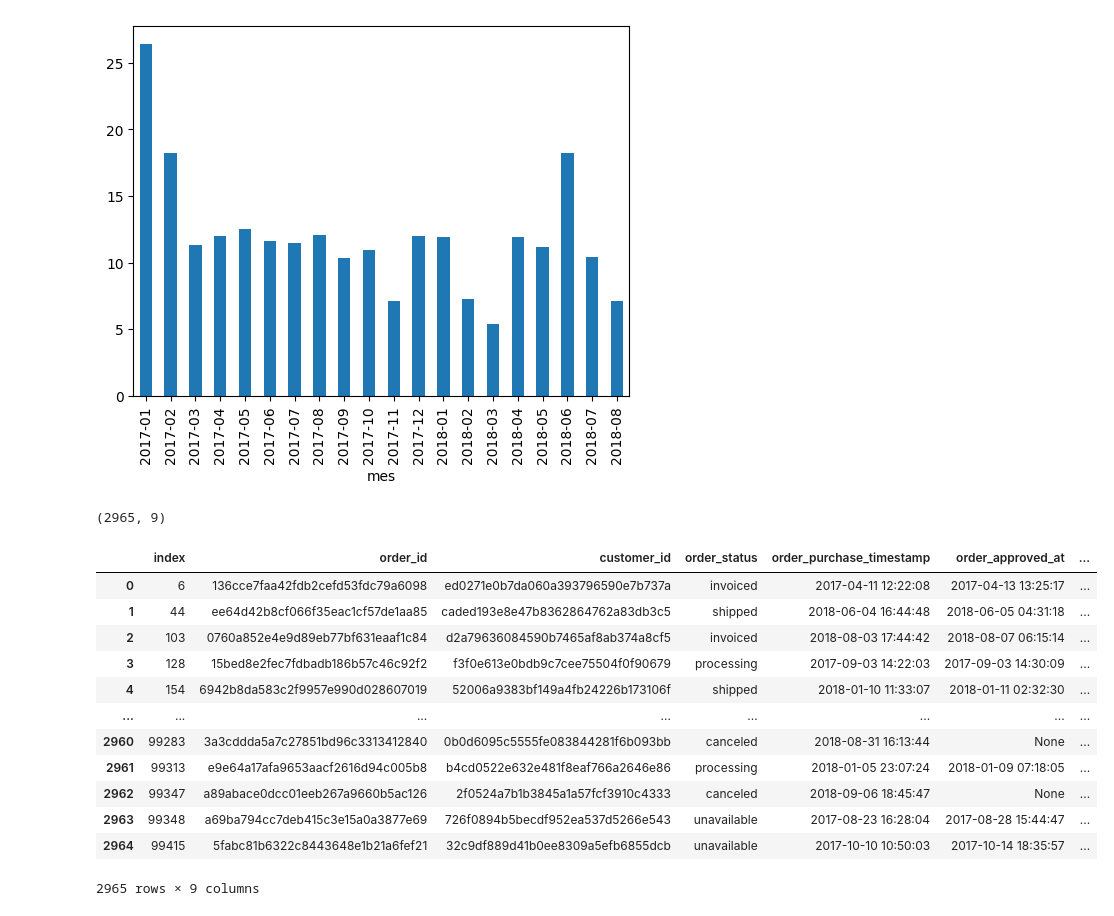
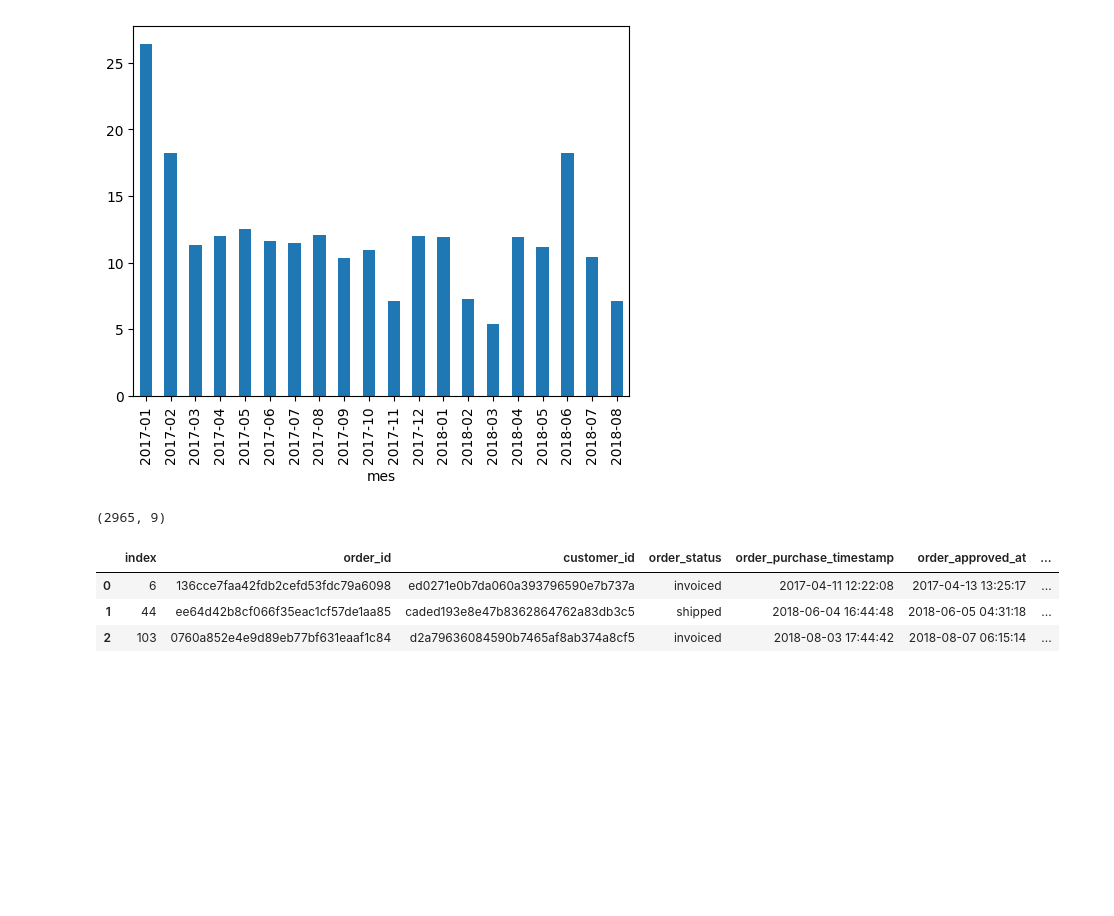
Before and after one commit to MDayvson/Ciencia-de-Dados, a Jupyter notebook: Ciência de Dados Impressionador/18. Utilizando o SQL com dados reais de venda/5. exercicio.ipynb, the cells around one changed output. Saved outputs shown, nothing was run; the diff lists cells and outputs as text; code cells hidden in the pictures; blank space fills up the shorter version.

```diff
--- a/Ciência de Dados Impressionador/18. Utilizando o SQL com dados reais de venda/5. exercicio.ipynb
+++ b/Ciência de Dados Impressionador/18. Utilizando o SQL com dados reais de venda/5. exercicio.ipynb
@@ -297,19 +297,10 @@ pedidos.groupby('mes')['atraso'].mean().plot.bar();
 # %% [output]
 [figure]
 # %%
-executa_consulta('SELECT * FROM orders WHERE order_delivered_customer_date IS NULL')
+executa_consulta('SELECT * FROM orders WHERE order_delivered_customer_date IS NULL').head(3)
 # %% [output]
 (2965, 9)
 |  | index | order_id | customer_id | order_status | order_purchase_timestamp | order_approved_at | ... |
 | 0 | 6 | 136cce7faa42fdb2cefd53fdc79a6098 | ed0271e0b7da060a393796590e7b737a | invoiced | 2017-04-11 12:22:08 | 2017-04-13 13:25:17 | ... |
 | 1 | 44 | ee64d42b8cf066f35eac1cf57de1aa85 | caded193e8e47b8362864762a83db3c5 | shipped | 2018-06-04 16:44:48 | 2018-06-05 04:31:18 | ... |
 | 2 | 103 | 0760a852e4e9d89eb77bf631eaaf1c84 | d2a79636084590b7465af8ab374a8cf5 | invoiced | 2018-08-03 17:44:42 | 2018-08-07 06:15:14 | ... |
-| 3 | 128 | 15bed8e2fec7fdbadb186b57c46c92f2 | f3f0e613e0bdb9c7cee75504f0f90679 | processing | 2017-09-03 14:22:03 | 2017-09-03 14:30:09 | ... |
-| 4 | 154 | 6942b8da583c2f9957e990d028607019 | 52006a9383bf149a4fb24226b173106f | shipped | 2018-01-10 11:33:07 | 2018-01-11 02:32:30 | ... |
-| ... | ... | ... | ... | ... | ... | ... | ... |
-| 2960 | 99283 | 3a3cddda5a7c27851bd96c3313412840 | 0b0d6095c5555fe083844281f6b093bb | canceled | 2018-08-31 16:13:44 | None | ... |
-| 2961 | 99313 | e9e64a17afa9653aacf2616d94c005b8 | b4cd0522e632e481f8eaf766a2646e86 | processing | 2018-01-05 23:07:24 | 2018-01-09 07:18:05 | ... |
-| 2962 | 99347 | a89abace0dcc01eeb267a9660b5ac126 | 2f0524a7b1b3845a1a57fcf3910c4333 | canceled | 2018-09-06 18:45:47 | None | ... |
-| 2963 | 99348 | a69ba794cc7deb415c3e15a0a3877e69 | 726f0894b5becdf952ea537d5266e543 | unavailable | 2017-08-23 16:28:04 | 2017-08-28 15:44:47 | ... |
-| 2964 | 99415 | 5fabc81b6322c8443648e1b21a6fef21 | 32c9df889d41b0ee8309a5efb6855dcb | unavailable | 2017-10-10 10:50:03 | 2017-10-14 18:35:57 | ... |
-2965 rows × 9 columns
```
